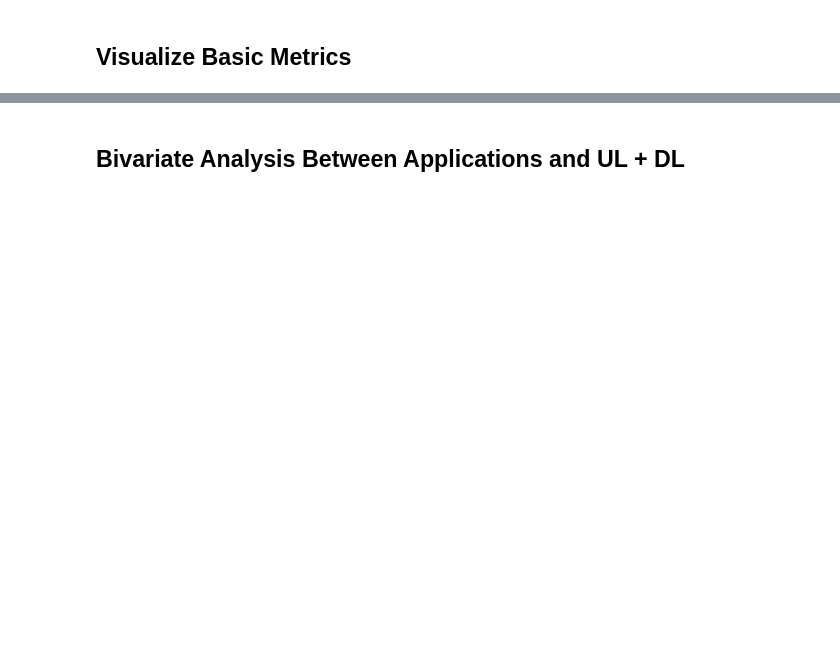
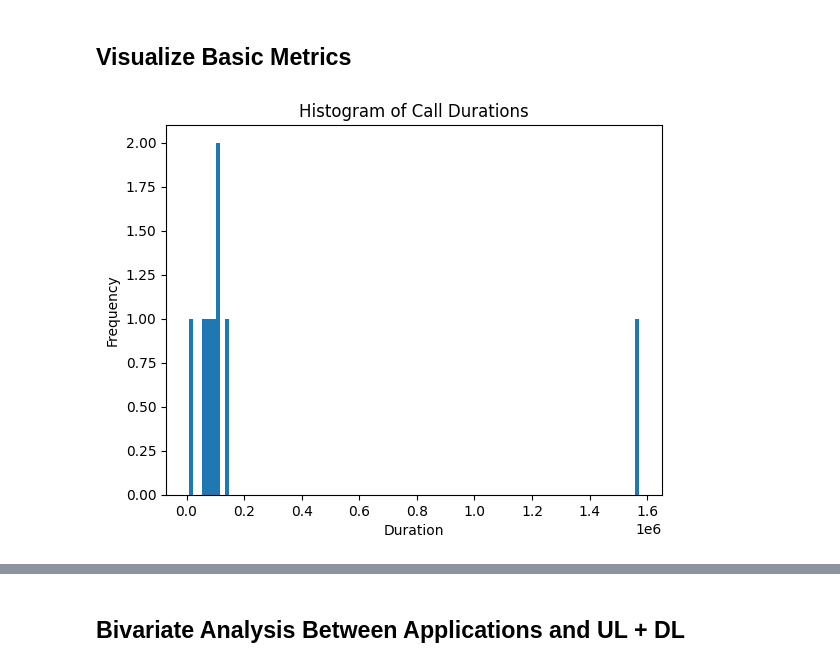
Before and after one commit to Daniel-Andarge/telecom-growth-analysis, a Jupyter notebook: notebooks/1.0-telco-data-exploration.ipynb, the cells around one changed output, grey strips where cells are left out. Drawn from its saved outputs; the diff is of its cells as text; code cells hidden in the pictures; blank space fills up the shorter version.

```diff
--- a/notebooks/1.0-telco-data-exploration.ipynb
+++ b/notebooks/1.0-telco-data-exploration.ipynb
@@ -128,0 +168,7 @@ display(df_user_behavior)
+# %%
+# path to the CSV file
+filename = 'task_1_aggregated.csv'
+path = os.path.join('..', 'src', 'analysis/user_overview', 'data', filename)
+
+# Load dataset
+task_1_aggregated = load_dataset(path)
@@ -128,0 +241,2 @@ display(df_user_behavior)
+# %%
+task_1_aggregated_filled = handle_missing_values(task_1_aggregated)
@@ -129,6 +261,5 @@ display(df_user_behavior)
 # %% [markdown]
 ## Analize Basic Metrics on User Behaviour
 # %%
-metrics = analyze_basic_metrics(df_user_behavior)
-print(metrics)
+metrics = analyze_basic_metrics(task_1_aggregated_filled)
 display(metrics)
@@ -135,2 +276,6 @@ display(metrics)
 # %% [markdown]
 ## Visualize Basic Metrics
+# %%
+plot_duration_histogram(metrics, bins=100)
+# %% [output]
+[figure, added]
```
Also changed, not shown: parts of 46 cells of this notebook, 5 other files.
